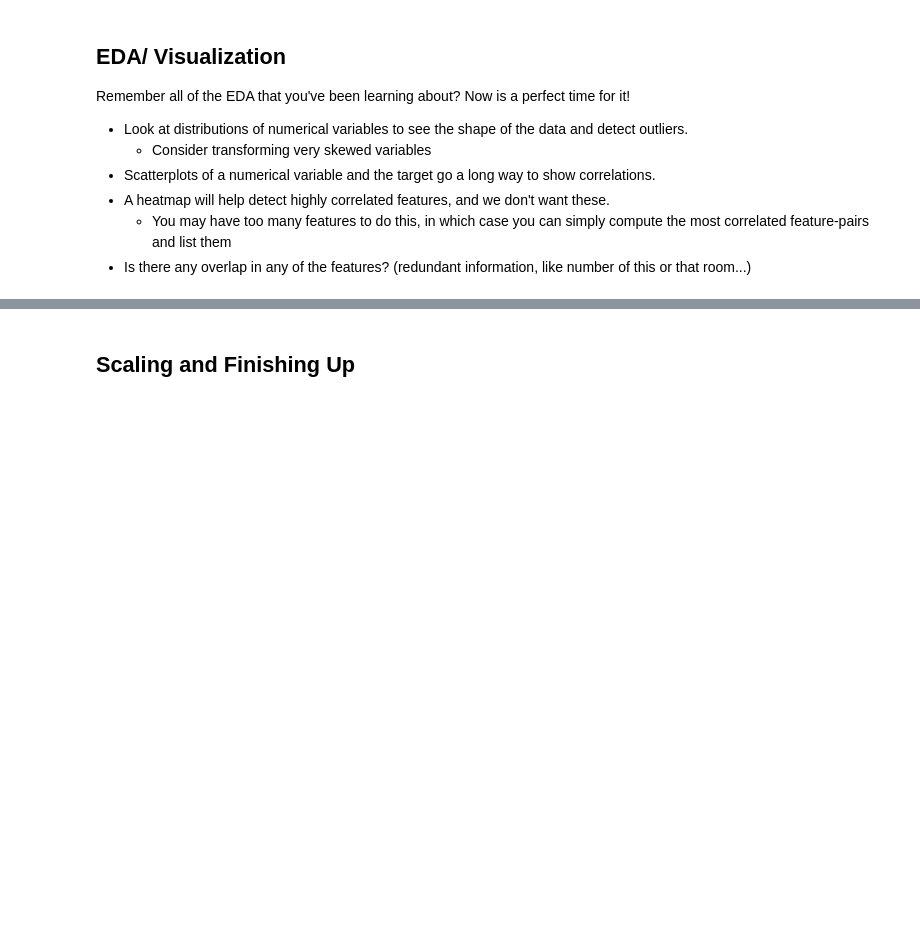
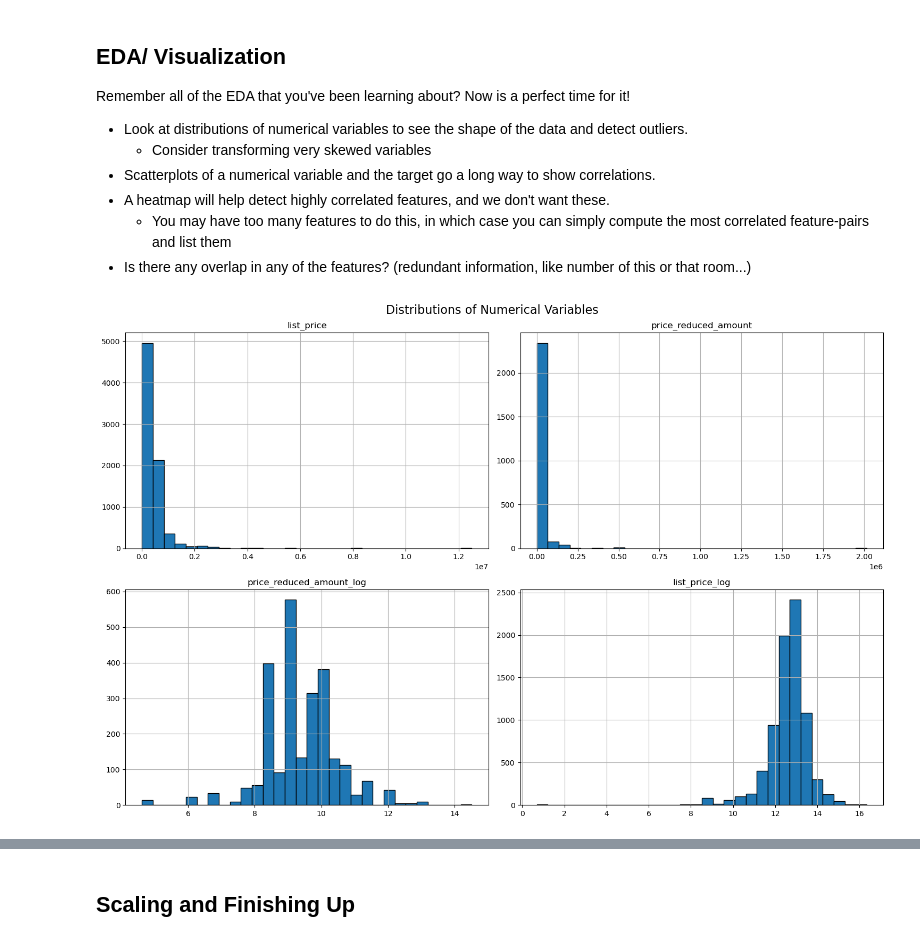
Before and after one commit to alocken/DS-Midterm-Project, a Jupyter notebook: notebooks/1 - EDA.ipynb, the cells around one changed output, grey strips where cells are left out. Cells and saved outputs as stored; diff of their text form; code cells hidden in the pictures; blank space fills up the shorter version.

Commit message:
adding visualizations

```diff
--- a/notebooks/1 - EDA.ipynb
+++ b/notebooks/1 - EDA.ipynb
@@ -410,0 +424,12 @@ Remember all of the EDA that you've been learning about?  Now is a perfect time
+# %%
+import matplotlib.pyplot as plt
+import seaborn as sns
+
+numeric_cols = df.select_dtypes(include='number').columns
+
+df[numeric_cols].hist(figsize=(15, 10), bins=30, edgecolor='black')
+plt.suptitle('Distributions of Numerical Variables', fontsize=16)
+plt.tight_layout()
+plt.show()
+# %% [output]
+[figure, added]
```
Also changed, not shown: parts of 4 cells of this notebook.
